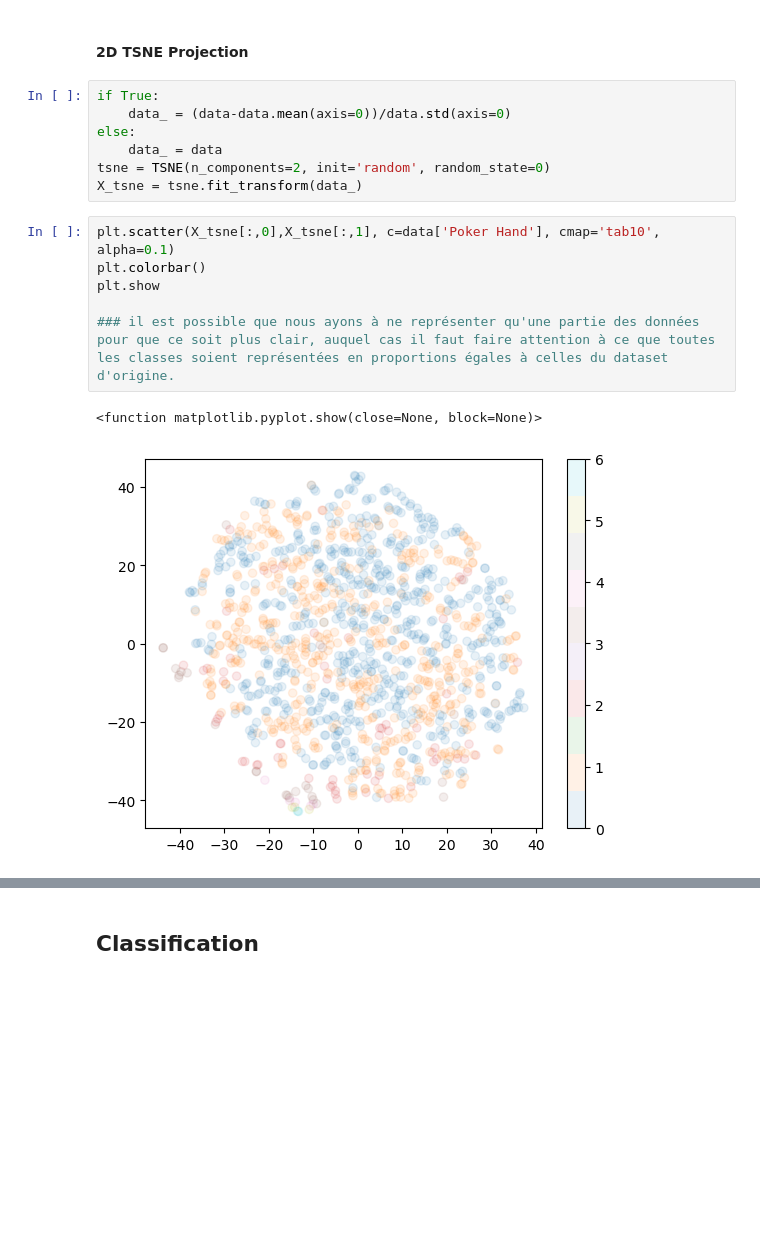
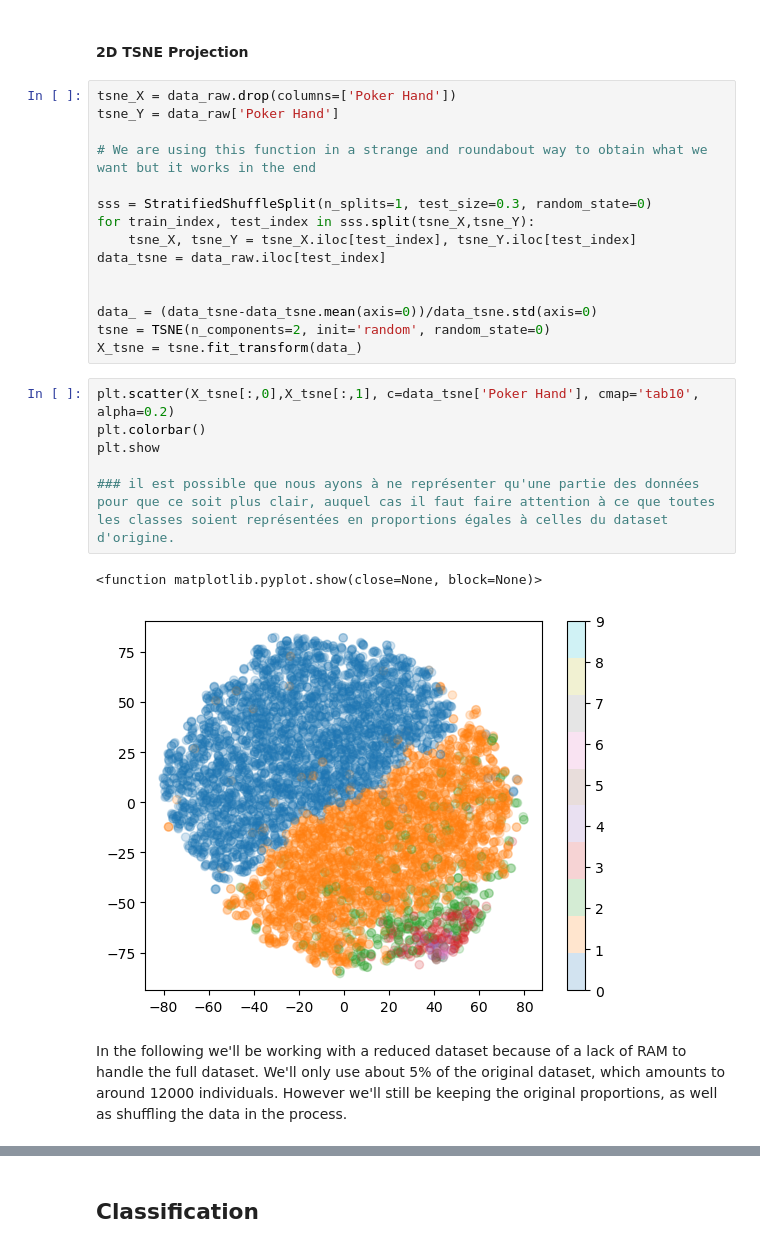
Before and after one commit to AdrienBolling/tried-rf-clustering-project, a Jupyter notebook: classification.ipynb, the cells around one changed output, grey strips where cells are left out. Saved outputs shown, nothing was run; the diff lists cells and outputs as text; blank space fills up the shorter version.

Commit message:
plot

```diff
--- a/classification.ipynb
+++ b/classification.ipynb
@@ -111,19 +110,30 @@ plt.grid(True)
 Looking at the graph above, we can see that using an ACP on this problem will be uterly useless.
 # %% [markdown]
 #### 2D TSNE Projection
-# %%
-if True:
-    data_ = (data-data.mean(axis=0))/data.std(axis=0)
-else:
-    data_ = data
-tsne = TSNE(n_components=2, init='random', random_state=0)
-X_tsne = tsne.fit_transform(data_)
+# %%
+tsne_X = data_raw.drop(columns=['Poker Hand'])
+tsne_Y = data_raw['Poker Hand']
+
+# We are using this function in a strange and roundabout way to obtain what we want but it works in the end
+
+sss = StratifiedShuffleSplit(n_splits=1, test_size=0.3, random_state=0)
+for train_index, test_index in sss.split(tsne_X,tsne_Y):
+    tsne_X, tsne_Y = tsne_X.iloc[test_index], tsne_Y.iloc[test_index]
+data_tsne = data_raw.iloc[test_index]
+
+
+data_ = (data_tsne-data_tsne.mean(axis=0))/data_tsne.std(axis=0)
+tsne = TSNE(n_components=2, init='random', random_state=0)
+X_tsne = tsne.fit_transform(data_)
 # %%
-plt.scatter(X_tsne[:,0],X_tsne[:,1], c=data['Poker Hand'], cmap='tab10', alpha=0.1)
+plt.scatter(X_tsne[:,0],X_tsne[:,1], c=data_tsne['Poker Hand'], cmap='tab10', alpha=0.2)
 plt.colorbar()
 plt.show
 
 ### il est possible que nous ayons à ne représenter qu'une partie des données pour que ce soit plus clair, auquel cas il faut faire attention à ce que toutes les classes soient représentées en proportions égales à celles du dataset d'origine.
 # %% [output]
 <function matplotlib.pyplot.show(close=None, block=None)>
-[figure, old version]
+[figure, new version]
+# %% [markdown]
+In the following we'll be working with a reduced dataset because of a lack of RAM to handle the full dataset. We'll only use about 5% of the original dataset, which amounts to around 12000 individuals.
+However we'll still be keeping the original proportions, as well as shuffling the data in the process.
```
Also changed, not shown: parts of 16 cells of this notebook.
